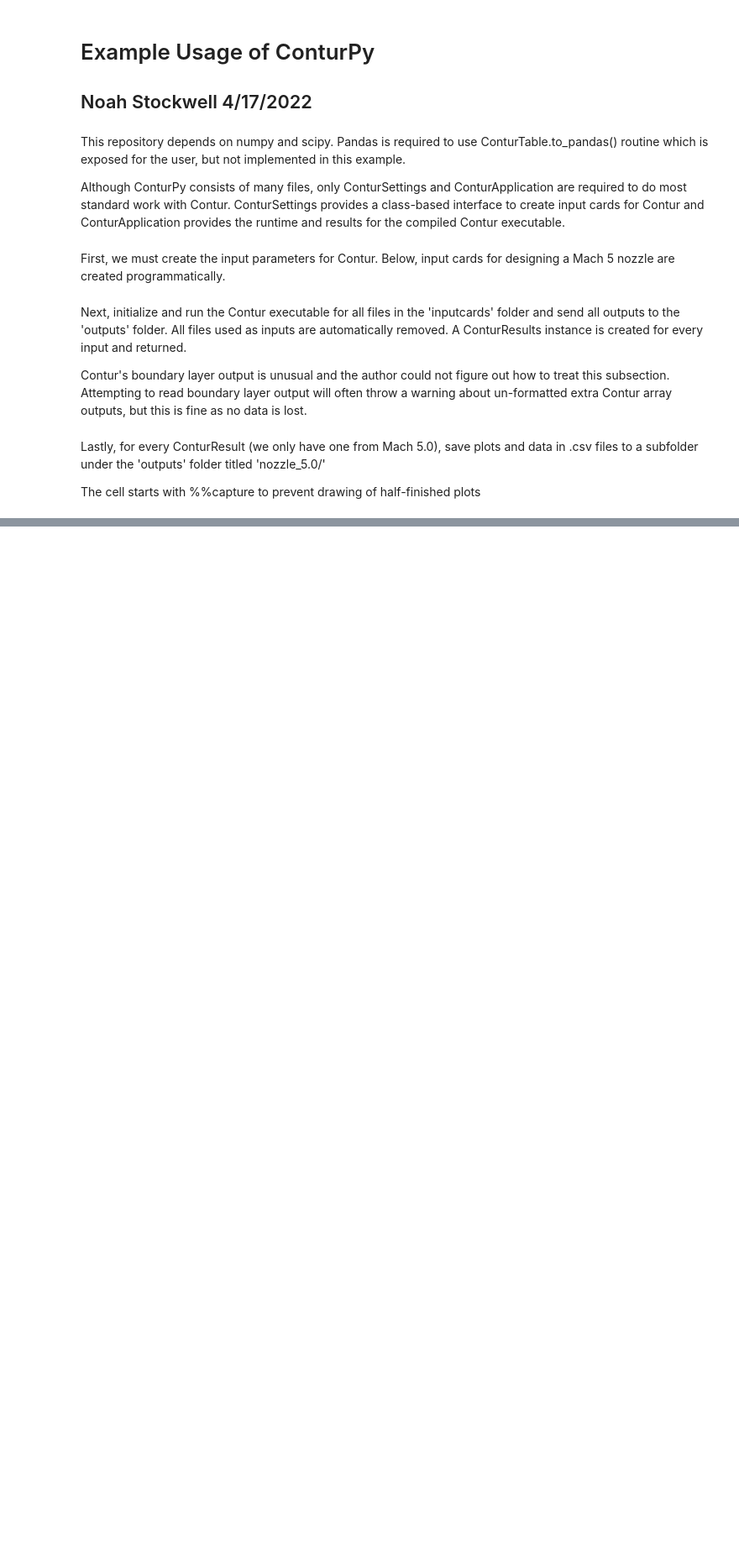
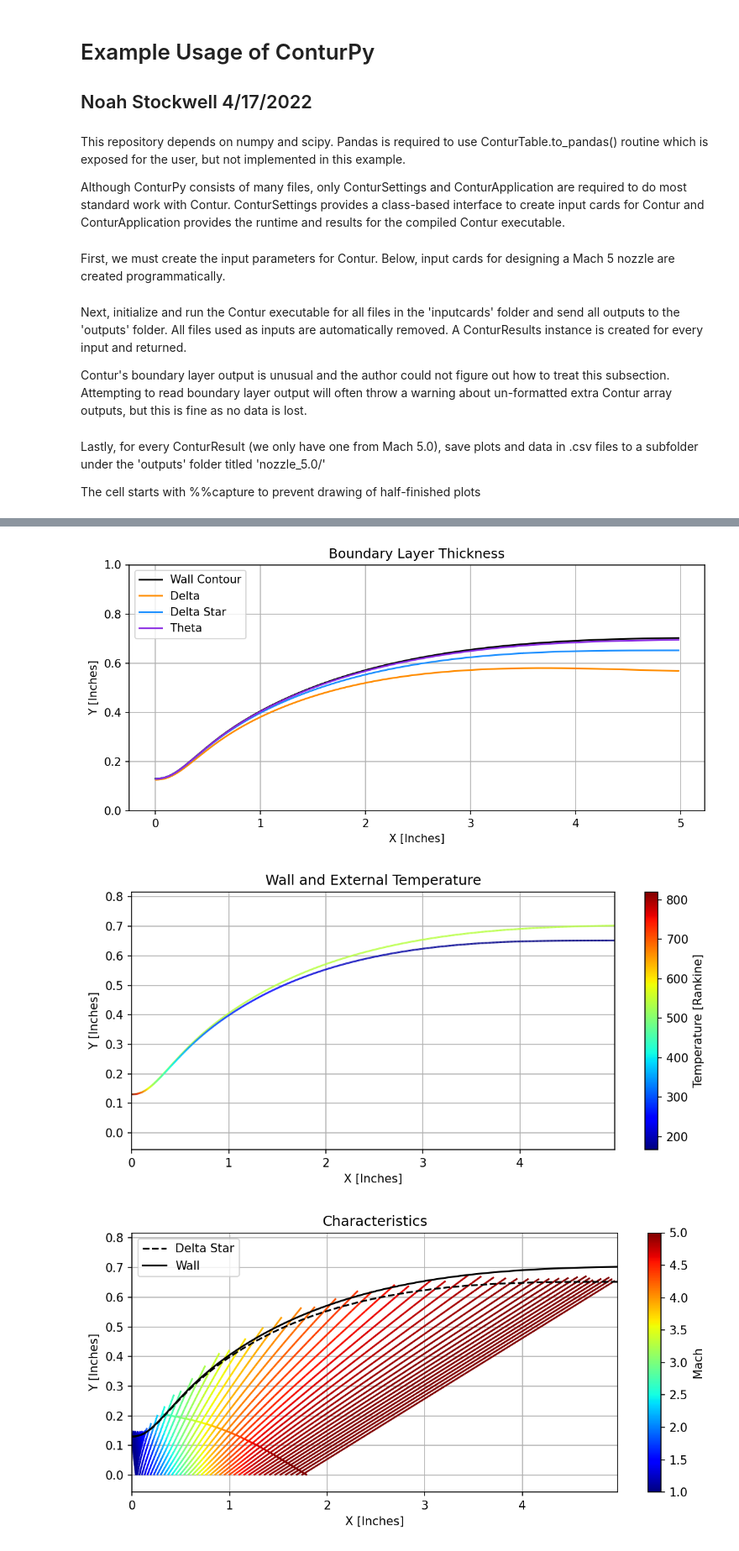
Before and after one commit to noahess/conturpy, a Jupyter notebook: python/Example.ipynb, the cells around one changed output, grey strips where cells are left out. Shown at 84% size. Saved outputs shown, nothing was run; the diff lists cells and outputs as text; code cells hidden in the pictures; blank space fills up the shorter version.

```diff
--- a/python/Example.ipynb
+++ b/python/Example.ipynb
@@ -57,0 +60,21 @@ for r in res:
+# %%
+%%capture
+from IPython.display import display
+from conturpy import gen_bl_thickness_plot, gen_bl_temperature_plot, gen_noz_characteristics, \
+    gen_throat_characteristics, gen_contours, gen_flow_angles, gen_flow_angles_throat
+
+plot_fns = [gen_bl_thickness_plot, gen_bl_temperature_plot, gen_noz_characteristics,
+    gen_throat_characteristics, gen_contours, gen_flow_angles, gen_flow_angles_throat]
+
+figs = []
+for r in res:
+    for plot_fn in plot_fns:
+        f, ax = plot_fn(r)
+        figs.append(f)
+# %%
+for f in figs:
+    display(f)
+# %% [output]
+[figure, added]
+[figure, added]
+[figure, added]
```
Also changed, not shown: parts of 3 cells of this notebook, 5 other files.
